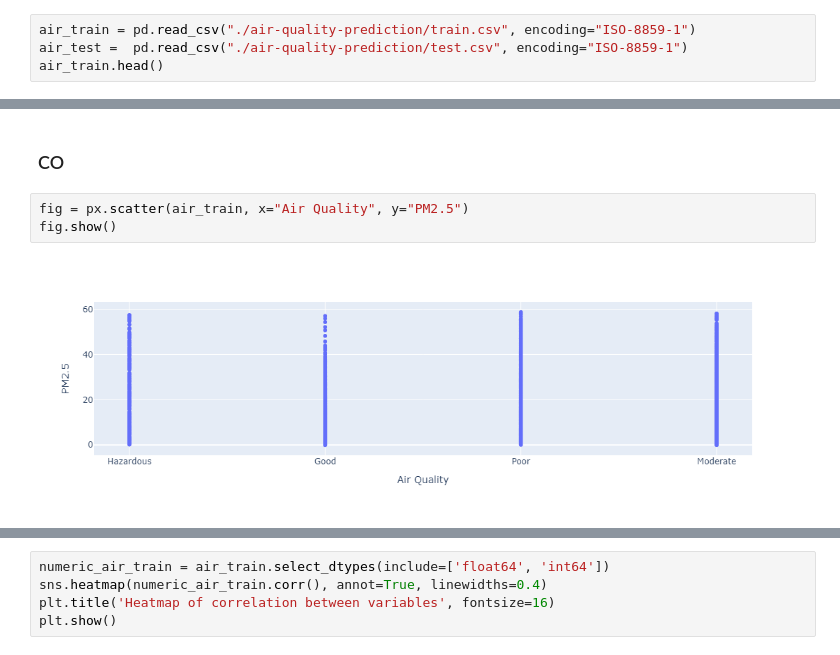
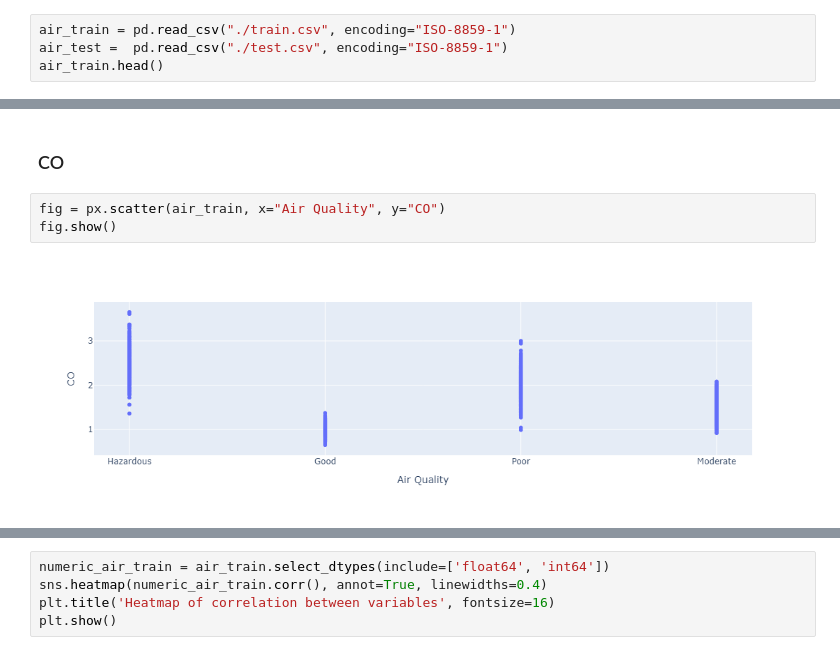
Before and after one commit to nourcr0cs/air-quality-prediction, a Jupyter notebook: Air-Quality-Prediction.ipynb, the cells around one changed output, grey strips where cells are left out. Drawn from its saved outputs; the diff is of its cells as text.

```diff
--- a/Air-Quality-Prediction.ipynb
+++ b/Air-Quality-Prediction.ipynb
@@ -11,8 +12,8 @@ from sklearn.metrics import classification_report, accuracy_score, confusion_mat
 # %% [markdown]
 ### Load data
 # %%
-air_train = pd.read_csv("./air-quality-prediction/train.csv", encoding="ISO-8859-1")
-air_test =  pd.read_csv("./air-quality-prediction/test.csv", encoding="ISO-8859-1")
+air_train = pd.read_csv("./train.csv", encoding="ISO-8859-1")
+air_test =  pd.read_csv("./test.csv", encoding="ISO-8859-1")
 air_train.head()
 # %% [output]
 |  | Temperature | Humidity | PM2.5 | PM10 | NO2 | SO2 | CO | Proximity_to_Industrial_Areas | ... |
@@ -131,7 +133,7 @@ fig.show()
 # %% [markdown]
 ### CO
 # %%
-fig = px.scatter(air_train, x="Air Quality", y="PM2.5")
+fig = px.scatter(air_train, x="Air Quality", y="CO")
 fig.show()
 # %% [output]
-[figure, old version]
+[figure, new version]
```
Also changed, not shown: parts of 23 cells of this notebook.
